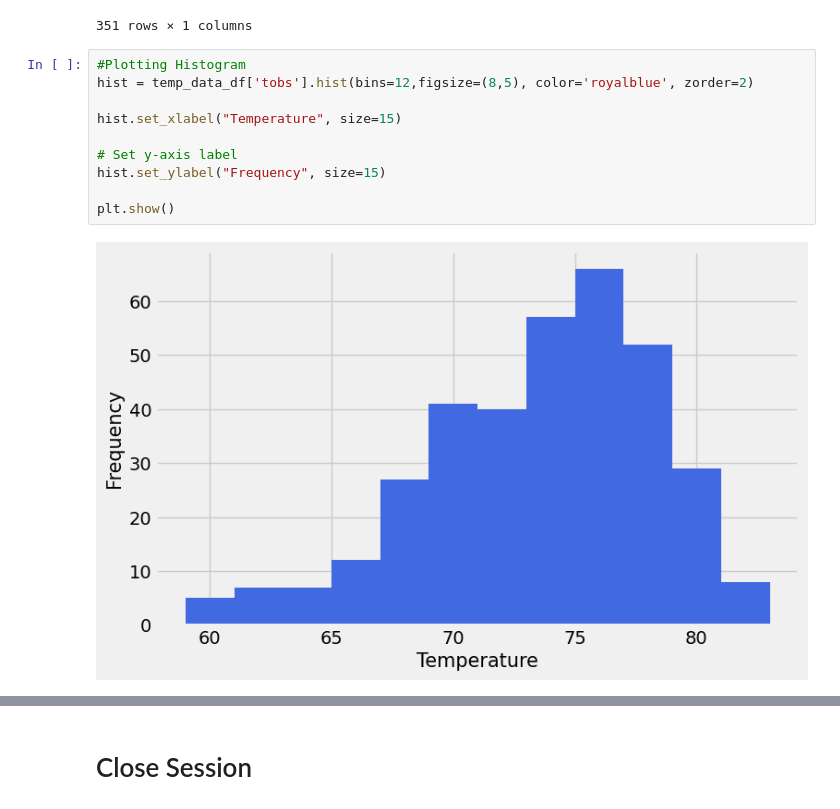
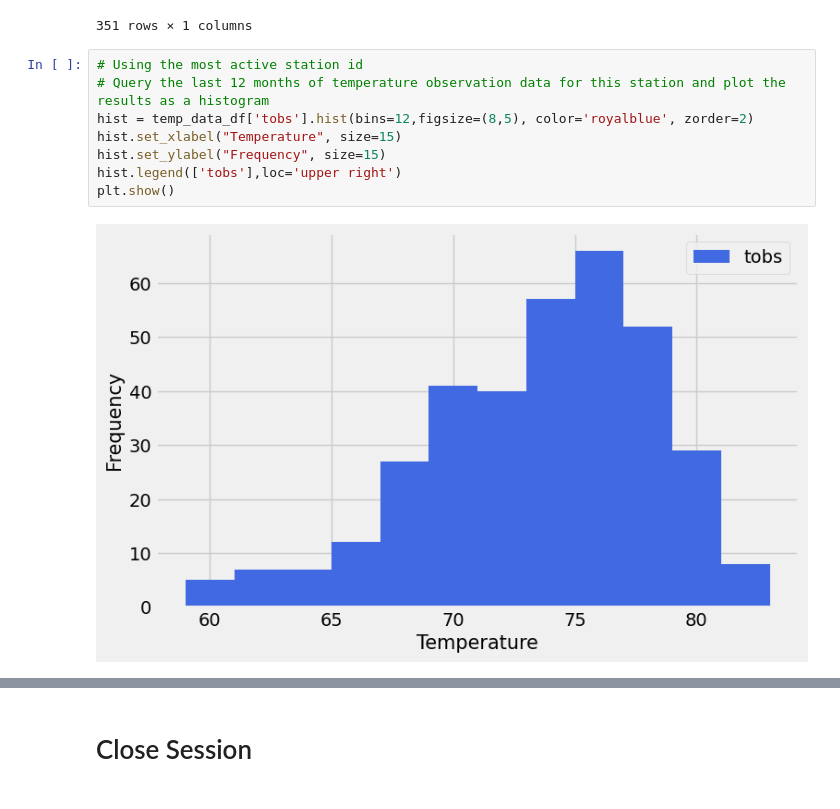
Before and after one commit to dragatuso/sqlalchemy-challenge, a Jupyter notebook: SurfsUp/climate_starter.ipynb, the cells around one changed output, grey strips where cells are left out. Cells and saved outputs as stored; diff of their text form.

```diff
--- a/SurfsUp/climate_starter.ipynb
+++ b/SurfsUp/climate_starter.ipynb
@@ -235,14 +201,12 @@ temp_data_df
 | 350 | 79.0 |
 351 rows × 1 columns
 # %%
-#Plotting Histogram
+# Using the most active station id
+# Query the last 12 months of temperature observation data for this station and plot the results as a histogram
 hist = temp_data_df['tobs'].hist(bins=12,figsize=(8,5), color='royalblue', zorder=2)
-
 hist.set_xlabel("Temperature", size=15)
-
-# Set y-axis label
 hist.set_ylabel("Frequency", size=15)
-
+hist.legend(['tobs'],loc='upper right')
 plt.show()
 # %% [output]
-[figure, old version]
+[figure, new version]
```
Also changed, not shown: parts of 11 cells of this notebook.
